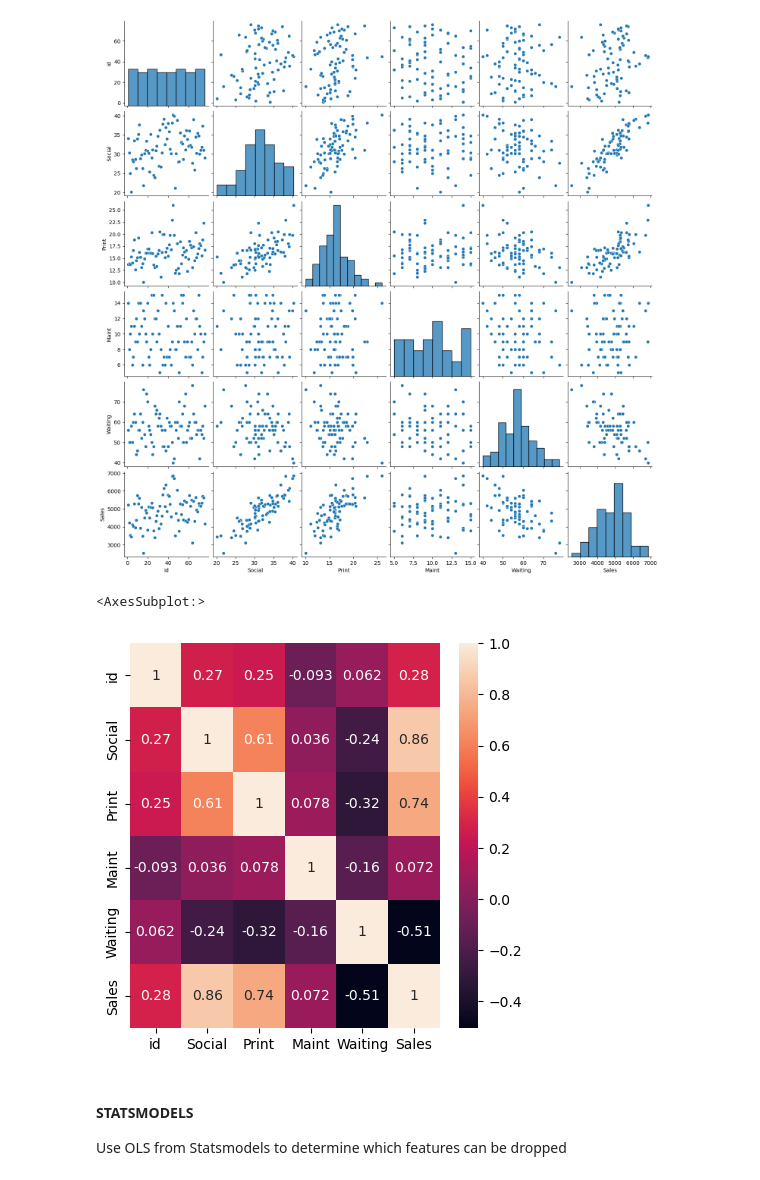
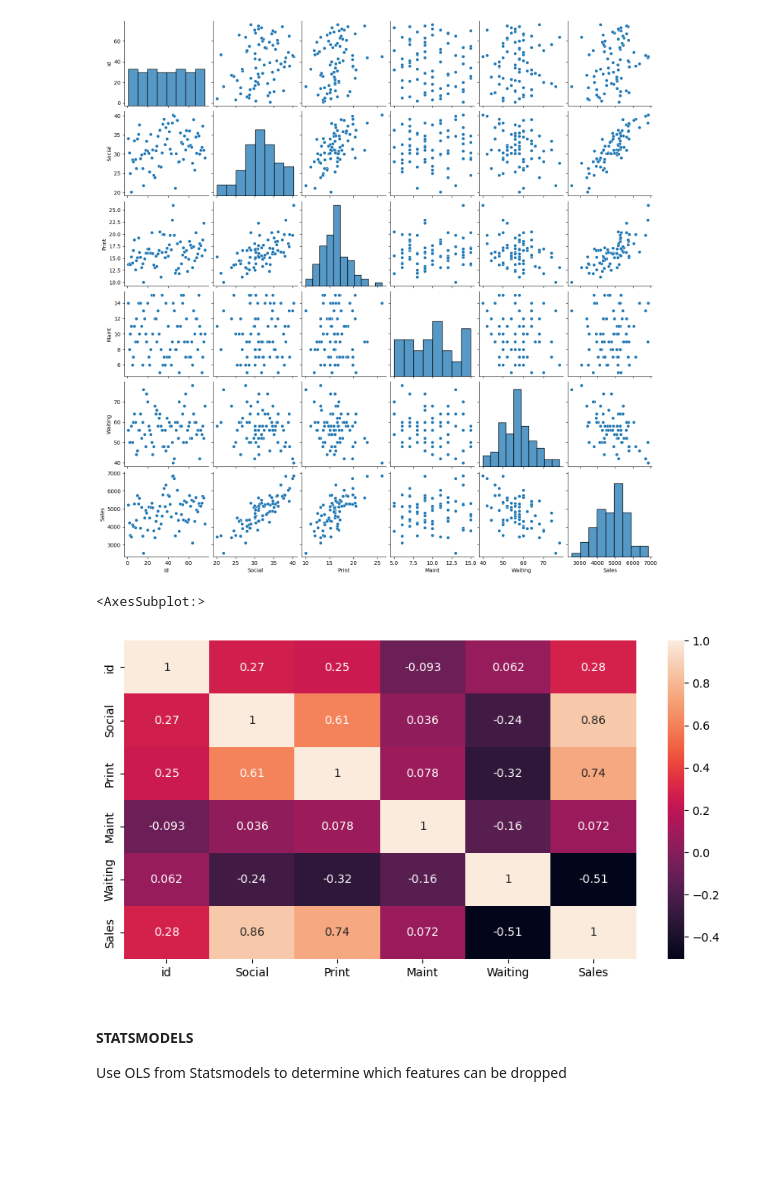
Before and after one commit to sumanthtatipamula/Machine-Learning, a Jupyter notebook: Linear Regression/Linear_Regression.ipynb, the cells around one changed output. Saved outputs shown, nothing was run; the diff lists cells and outputs as text; code cells hidden in the pictures; blank space fills up the shorter version.

```diff
--- a/Linear Regression/Linear_Regression.ipynb
+++ b/Linear Regression/Linear_Regression.ipynb
@@ -85,11 +85,11 @@ sns.pairplot(multi_df)
 <seaborn.axisgrid.PairGrid at 0x...>
 [figure]
 # %%
-plt.figure(figsize = (5,5))
+plt.figure(figsize = (10,5))
 sns.heatmap(multi_df.corr(),annot = True)
 # %% [output]
 <AxesSubplot:>
-[figure, old version]
+[figure, new version]
 # %%
 # Perfroming Simple Linear Regression
 # %%
```
